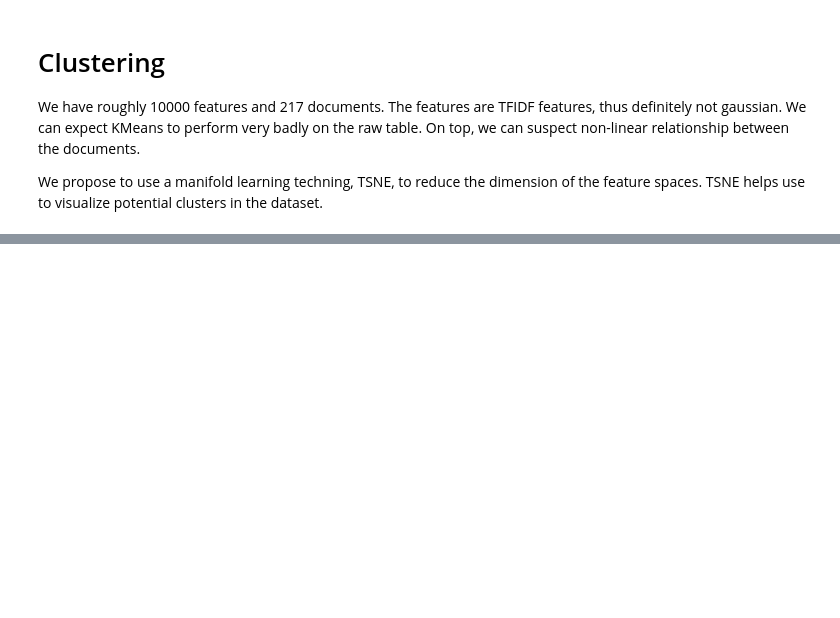
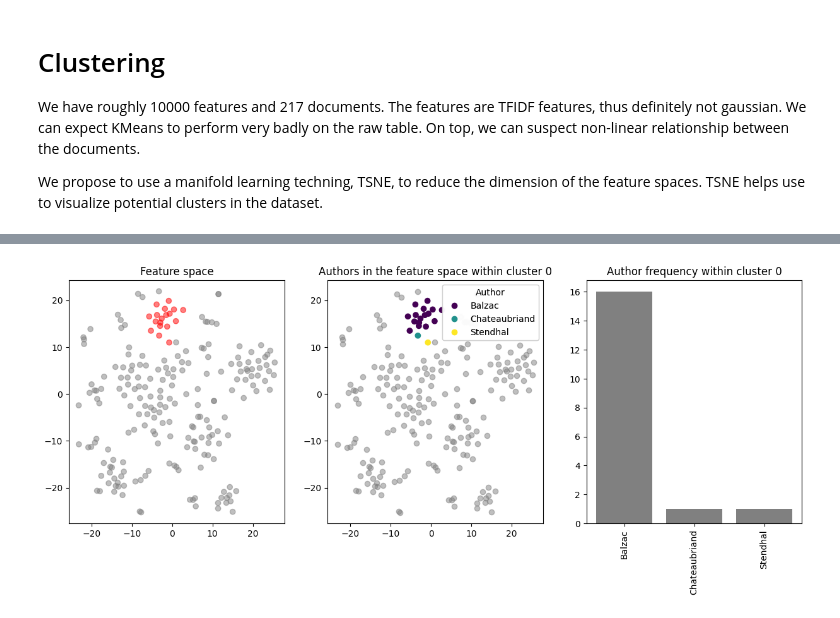
Before and after one commit to Malichot/PyMotifs, a Jupyter notebook: notebooks/Clustering.ipynb, the cells around one changed output, grey strips where cells are left out. Saved outputs shown, nothing was run; the diff lists cells and outputs as text; code cells hidden in the pictures; blank space fills up the shorter version.

```diff
--- a/notebooks/Clustering.ipynb
+++ b/notebooks/Clustering.ipynb
@@ -228,0 +487,29 @@ json.dump(clusters, open("clusters.json", "w"))
+# %%
+def plot_one_cluster(label, figsize=(15,5)):
+    fig, axs = plt.subplots(1, 3, figsize=figsize)
+    scatter = axs[0].scatter(
+        embedding[:,0], embedding[:,1],  c=["red" if i else "grey" for i in cluster_labels==label],
+        alpha=0.5
+    )
+    axs[0].set_title("Feature space")
+
+    authors = metadata.set_index("doc_id").loc[docs][cluster_labels==label]["author"].astype("category")
+    axs[1].scatter(embedding[cluster_labels!=label,0], embedding[cluster_labels!=label,1], c="grey", alpha=0.5)
+    scatter = axs[1].scatter(
+        embedding[cluster_labels==label][:,0], embedding[cluster_labels==label][:,1],
+        c=authors.cat.codes, alpha=1, cmap=None if len(authors.unique()) < 10 else "tab20"
+    )
+    # produce a legend with the unique colors from the scatter
+    legend = axs[1].legend(
+        scatter.legend_elements()[0], [a.split(",")[0] for a in authors.cat.categories.tolist()],
+        title="Author",
+    )
+    axs[1].add_artist(legend)
+    axs[1].set_title("Authors in the feature space within cluster %d" % label)
+
+    unique_authors = authors.unique()
+    axs[2].bar(unique_authors, authors.value_counts(), color="grey")
+    # axs[2].set_yticks(np.arange(0, 1.1, 0.1), ["%.1f" % d for d in np.arange(0, 1.1, 0.1)])
+    axs[2].set_xticks(range(len(unique_authors)), [a.split(",")[0] for a in unique_authors], rotation=90)
+    axs[2].set_title("Author frequency within cluster %d" % label)
+    plt.show()
@@ -228,0 +569,4 @@ json.dump(clusters, open("clusters.json", "w"))
+# %%
+plot_one_cluster(0)
+# %% [output]
+[figure, added]
```
Also changed, not shown: parts of 71 cells of this notebook, 4 other files.
